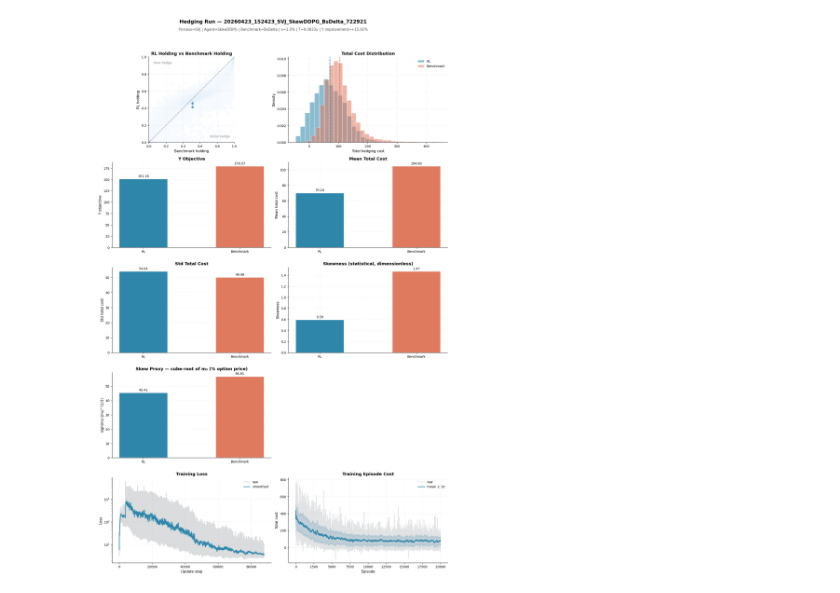
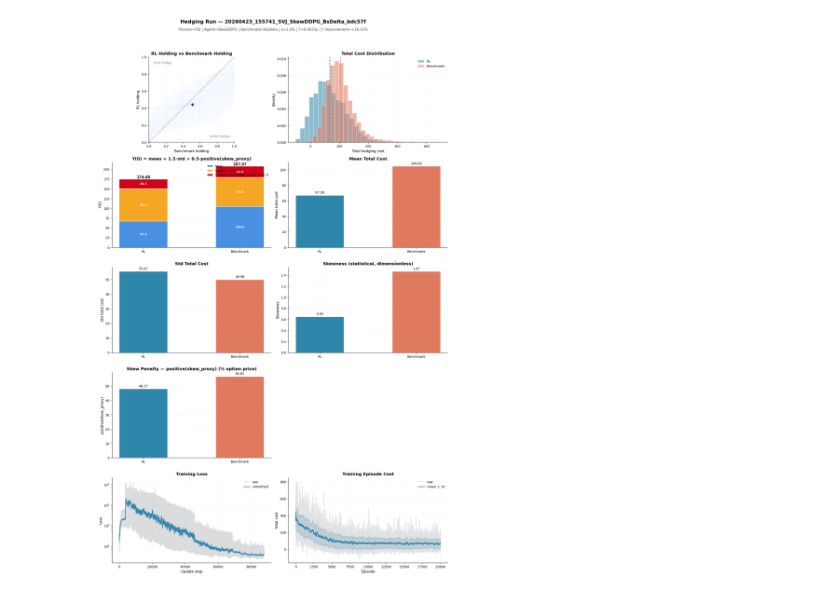
Before and after one commit to thibault-charbonnier/deep-hedging, a Jupyter notebook: notebooks/plot.ipynb, the cells around one changed output. Cells and saved outputs as stored; diff of their text form; code cells hidden in the pictures.

```diff
--- a/notebooks/plot.ipynb
+++ b/notebooks/plot.ipynb
@@ -7,4 +7,4 @@ plot_run("20260423_151135_SVJ_DeepDPG_BsDelta_898c00")
 # %%
-plot_run("20260423_152423_SVJ_SkewDDPG_BsDelta_722921")
+plot_run("20260423_155741_SVJ_SkewDDPG_BsDelta_bdc57f",include_skew_in_y=True)
 # %% [output]
-[figure, old version]
+[figure, new version]
```
Also changed, not shown: parts of 1 cell of this notebook, 3 other files.
